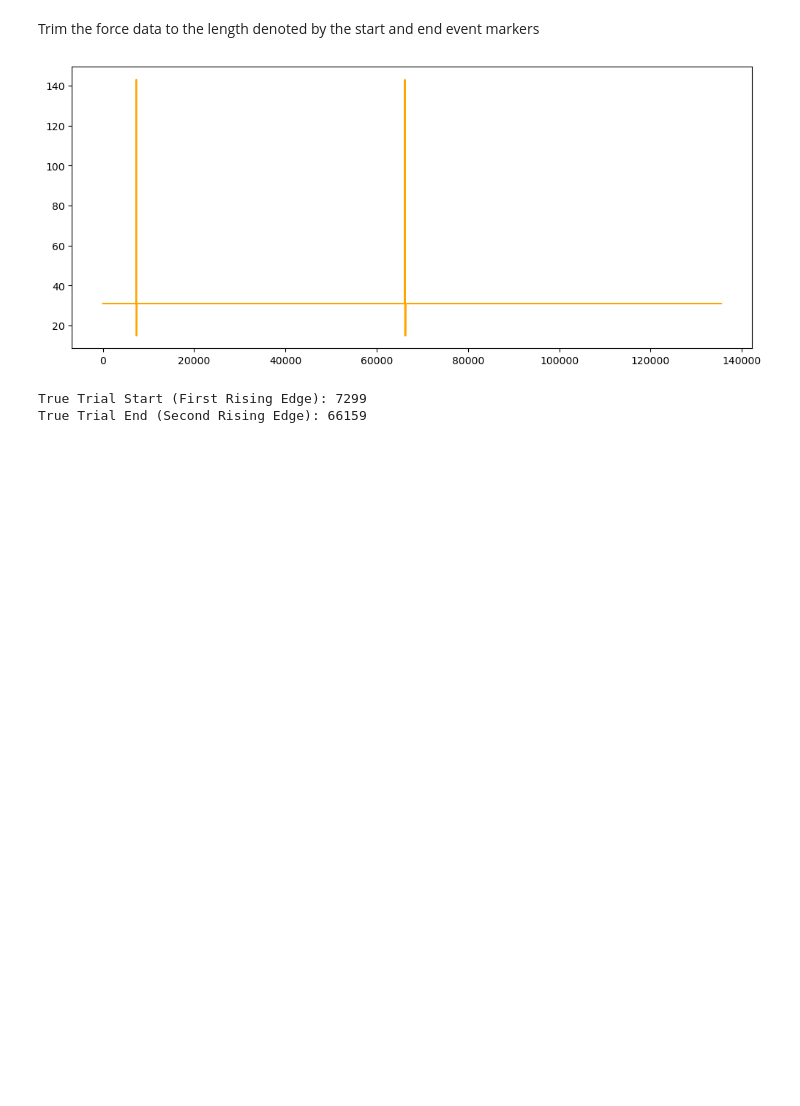
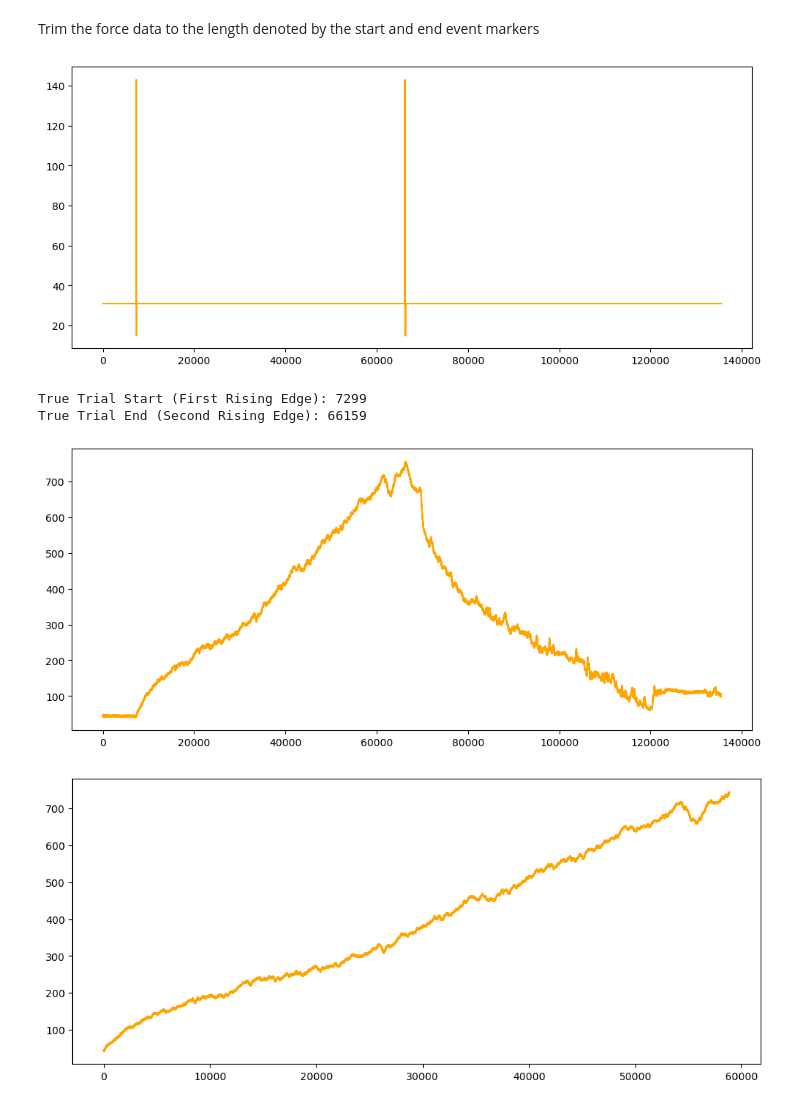
Before and after one commit to aw422/Spine-Stiffness-Python, a Jupyter notebook: FullTestProcPy.ipynb, the cells around one changed output. Drawn from its saved outputs; the diff is of its cells as text; code cells hidden in the pictures; blank space fills up the shorter version.

```diff
--- a/FullTestProcPy.ipynb
+++ b/FullTestProcPy.ipynb
@@ -76,30 +68,36 @@ Trim the force data to the length denoted by the start and end event markers
 # %%
 plt.figure(figsize=(12, 5))
 plt.plot(em_untrimmed, label='Event Markers (Untrimmed)', color='orange')
 plt.show()
 
-# 1. Create a binary map (True/False or 1/0) of where the signal is above threshold
-# Let's say your threshold is 80
-threshold = 80
+# Create a binary map (True/False or 1/0) of where the signal is above threshold
+threshold = 100
 above_threshold = (em_untrimmed > threshold).astype(int)
 
-# 2. Use np.diff to find where the signal JUMPS from 0 to 1
-# This gives a +1 exactly at the rising edge, and a -1 at the falling edge
+# Calculate the difference to find rising edges (where it goes from 0 to 1)
 jumps = np.diff(above_threshold)
 rising_edges = np.where(jumps == 1)[0]
 
-# 3. Extract your true, uncorrupted start and end indices
-# rising_edges[0] is the exact onset of the first spike
-# rising_edges[1] is the exact onset of the second spike
+# Extract start and end indices
 start_index = rising_edges[0]
 end_index = rising_edges[1]
 
 print(f"True Trial Start (First Rising Edge): {start_index}")
 print(f"True Trial End (Second Rising Edge): {end_index}")
 
-# 4. Cleanly trim your force data
+# Trim the force data using the identified indices from the event marker data
 force_trimmed = force_untrimmed[start_index:end_index]
+
+plt.figure(figsize=(12, 5))
+plt.plot(force_untrimmed, label='Force Data (Trimmed)', color='orange')
+plt.show()
+
+plt.figure(figsize=(12, 5))
+plt.plot(force_trimmed, label='Force Data (Trimmed)', color='orange')
+plt.show()
 # %% [output]
 [figure]
 True Trial Start (First Rising Edge): 7299
 True Trial End (Second Rising Edge): 66159
+[figure, added]
+[figure, added]
```
Also changed, not shown: parts of 2 cells of this notebook.
